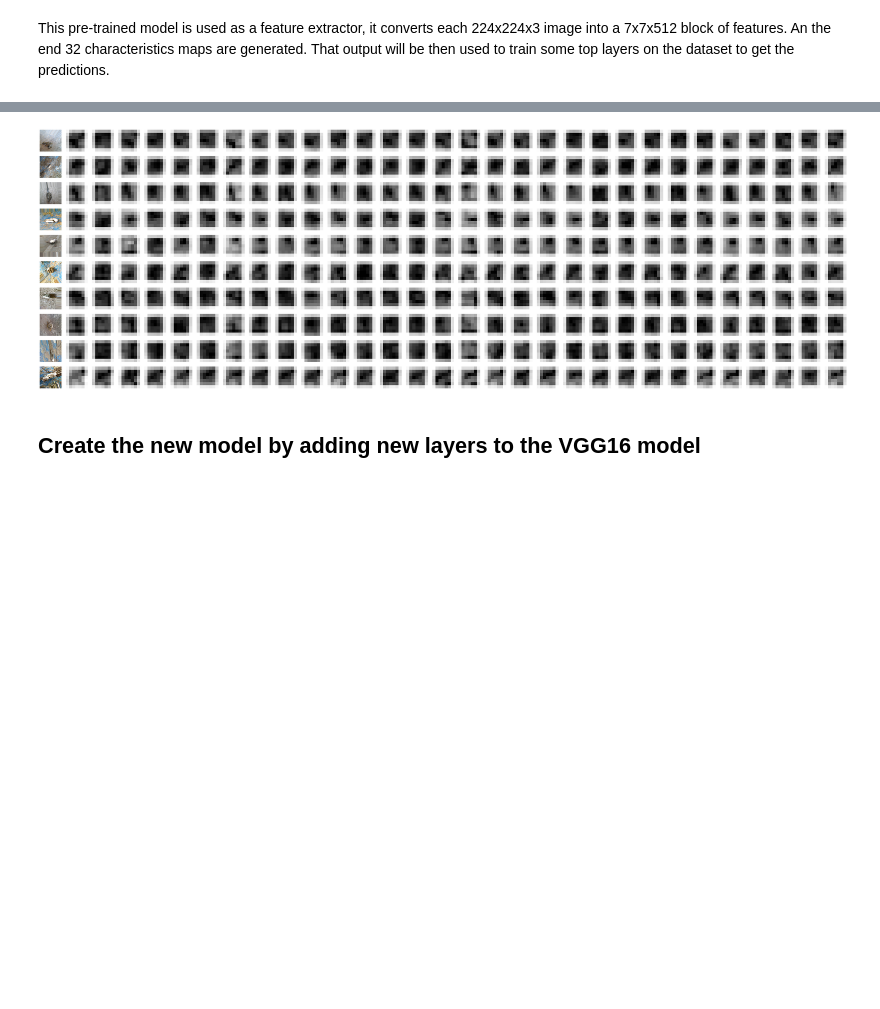
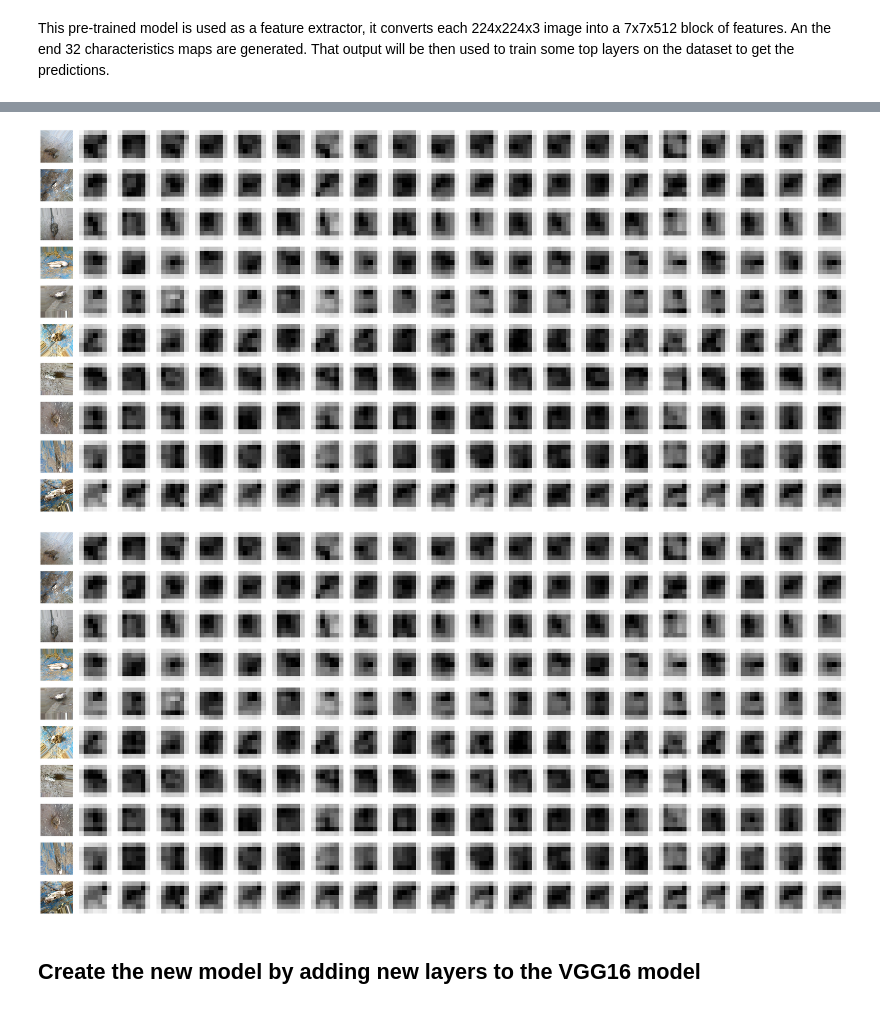
Before and after one commit to melissaortegaa/monografia, a Jupyter notebook: 03_transfer_learning.ipynb, the cells around one changed output, grey strips where cells are left out. Saved outputs shown, nothing was run; the diff lists cells and outputs as text; code cells hidden in the pictures; blank space fills up the shorter version.

```diff
--- a/03_transfer_learning.ipynb
+++ b/03_transfer_learning.ipynb
@@ -573,12 +510,9 @@ Feature batch shape: (32, 7, 7, 512)
 # %% [markdown]
 This pre-trained model is used as a feature extractor, it converts each 224x224x3 image into a 7x7x512 block of features. An the end 32 characteristics maps are generated. That output will be then used to train some top layers on the dataset to get the predictions.
 # %%
-# Generar un lote de datos antes de llamar a plot_activations
+# Plot activations
 image_batch, label_batch = next(train_generator)
-
-# Llamar a plot_activations con el lote de datos generado
-fig = plot_activations(base_model, 'block5_pool', image_batch, label_batch, n_images=10, n_channels=30)
-plt.show()  # Muestra la figura
+plot_activations(base_model, 'block5_pool', image_batch, label_batch, n_images=10, n_channels=20)
 # %% [output]
 Labels of selected images: [[1. 0.]
  [0. 1.]
@@ -594,4 +528,5 @@ Labels of selected images: [[1. 0.]
-[figure, old version]
+[figure, new version]
+[figure, added]
 # %% [markdown]
 ## Create the new model by adding new layers to the VGG16 model
 # %% [markdown]
```
Also changed, not shown: parts of 35 cells of this notebook.
